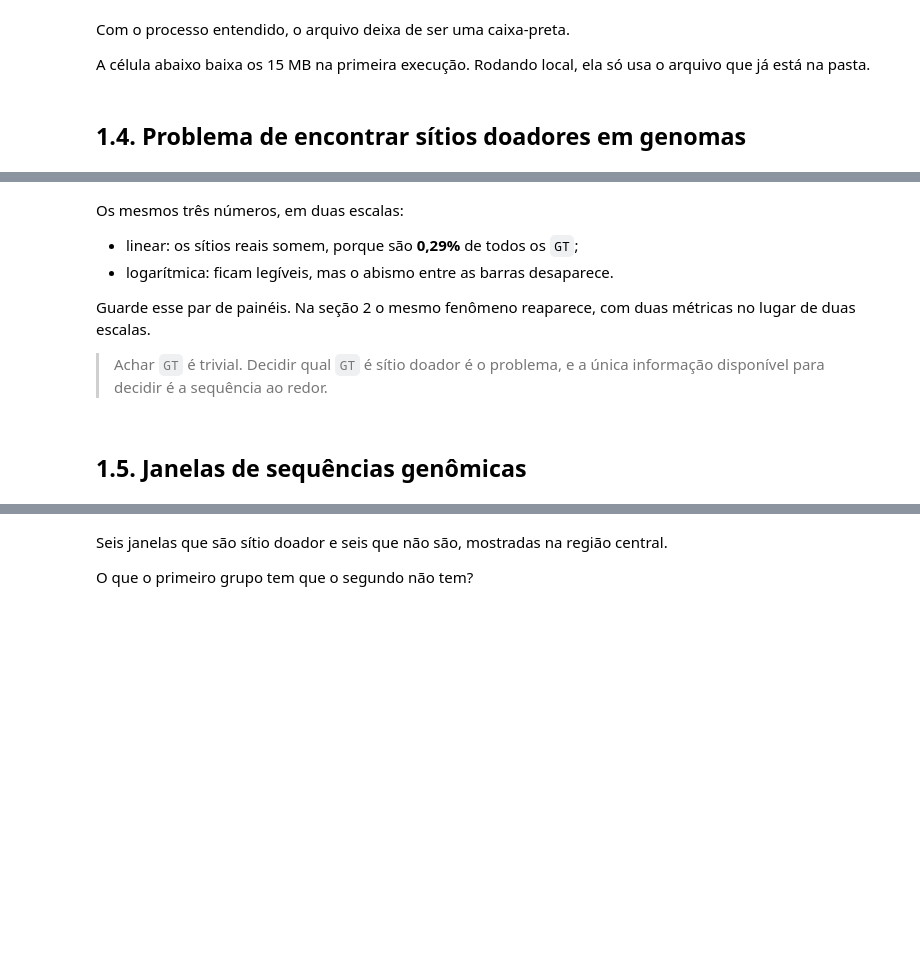
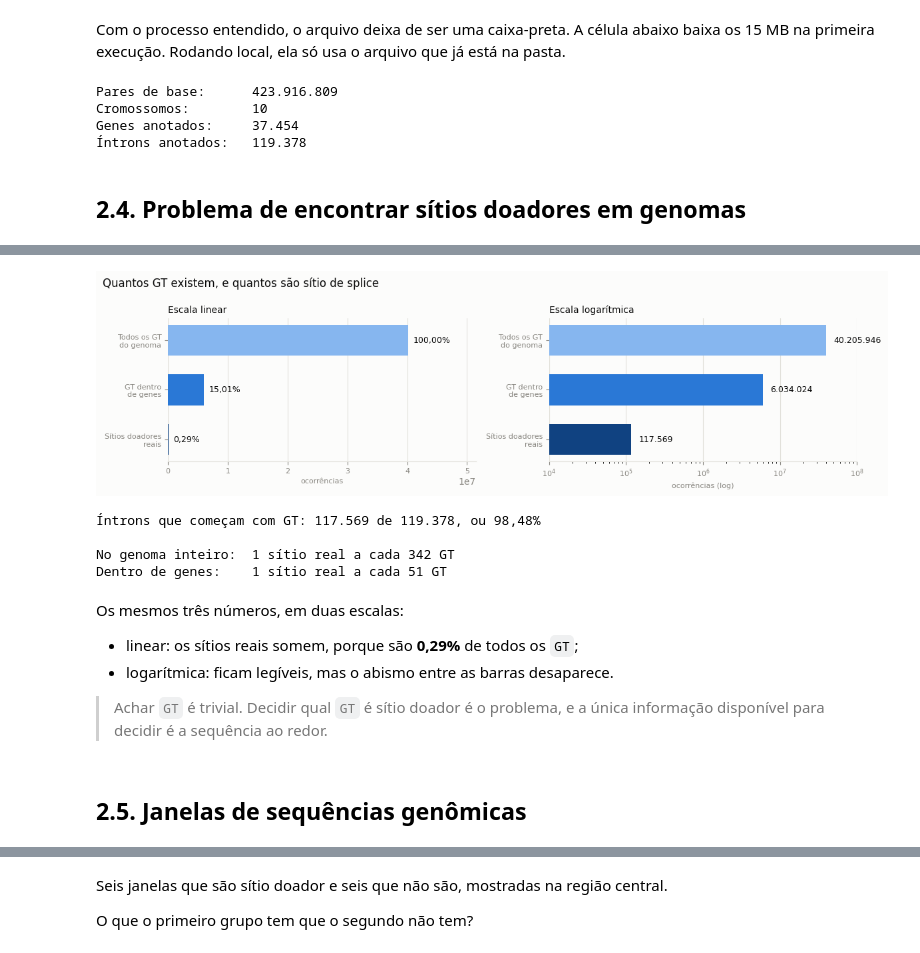
Before and after one commit to hellsdeur/gendl, a Jupyter notebook: gendl.ipynb, the cells around one changed output, grey strips where cells are left out. Drawn from its saved outputs; the diff is of its cells as text; code cells hidden in the pictures; blank space fills up the shorter version.

```diff
--- a/gendl.ipynb
+++ b/gendl.ipynb
@@ -46,7 +139,5 @@ São cerca de 130 linhas de processamento, mais as verificações. Ele não roda
 # %% [markdown]
-Com o processo entendido, o arquivo deixa de ser uma caixa-preta.
-
-A célula abaixo baixa os 15 MB na primeira execução. Rodando local, ela só usa o arquivo que já está na pasta.
+Com o processo entendido, o arquivo deixa de ser uma caixa-preta. A célula abaixo baixa os 15 MB na primeira execução. Rodando local, ela só usa o arquivo que já está na pasta.
 # %%
 import json
 import urllib.request
@@ -81,11 +172,8 @@ genoma = meta["genome_stats"]
 
 
 def br(numero, casas=0):
-    """Formata no padrão brasileiro: 1234567 -> 1.234.567 e 9.09 -> 9,09
+    """Formata no padrão brasileiro: 1234567 -> 1.234.567 e 9.09 -> 9,09"""
 
-    Milhar com ponto, decimal com vírgula. Sem isso a mesma saída usaria
-    ponto para as duas coisas, e "55.001" ao lado de "9.09" fica ambíguo.
-    """
     texto = f"{numero:,.{casas}f}"
     return texto.replace(",", "\x00").replace(".", ",").replace("\x00", ".")
 
@@ -94,8 +182,13 @@ print(f"Pares de base:      {br(genoma['genome_bp'])}")
 print(f"Cromossomos:        {genoma['n_chromosomes']}")
 print(f"Genes anotados:     {br(genoma['annotated_genes'])}")
 print(f"Íntrons anotados:   {br(genoma['annotated_introns'])}")
+# %% [output]
+Pares de base:      423.916.809
+Cromossomos:        10
+Genes anotados:     37.454
+Íntrons anotados:   119.378
 # %% [markdown]
-## 1.4. Problema de encontrar sítios doadores em genomas
+## 2.4. Problema de encontrar sítios doadores em genomas
 # %% [markdown]
 Um gene não vira proteína diretamente:
 
@@ -140,53 +233,59 @@ for indice, eixo in enumerate(eixos):
     eixo.set_axisbelow(True)
     for lado in ("top", "right", "left"):
         eixo.spines[lado].set_visible(False)
     eixo.spines["bottom"].set_color(GRADE)
     eixo.tick_params(colors=MUTED, labelsize=8)
 
 eixos[0].set_title("Escala linear", fontsize=10, color=TINTA, loc="left")
 eixos[0].set_xlabel("ocorrências", fontsize=8, color=MUTED)
 eixos[0].set_xlim(0, max(valores) * 1.28)
 
 eixos[1].set_xscale("log")
 eixos[1].set_xlim(1e4, 1e8)
 eixos[1].set_title("Escala logarítmica", fontsize=10, color=TINTA, loc="left")
 eixos[1].set_xlabel("ocorrências (log)", fontsize=8, color=MUTED)
 
 # Os dois painéis rotulam coisas diferentes, para não repetir informação:
 # à esquerda a proporção, à direita a contagem absoluta.
 total = max(valores)
 for indice, valor in enumerate(valores):
-    eixos[0].text(valor + total * 0.02, indice,
-                  f"{valor / total * 100:.2f}%".replace(".", ","),
-                  va="center", fontsize=9, color=TINTA)
-    eixos[1].text(valor * 1.25, indice, br(valor), va="center",
-                  fontsize=9, color=TINTA)
+    eixos[0].text(
+        valor + total * 0.02, indice,
+        f"{valor / total * 100:.2f}%".replace(".", ","),
+        va="center", fontsize=9, color=TINTA
+        )
+    eixos[1].text(
+        valor * 1.25, indice, br(valor), va="center",
+        fontsize=9, color=TINTA
+    )
 
-figura.suptitle("Quantos GT existem, e quantos são sítio de splice",
-                fontsize=12, color=TINTA, x=0.01, ha="left")
+figura.suptitle("Quantos GT existem, e quantos são sítio de splice", fontsize=12, color=TINTA, x=0.01, ha="left")
 figura.tight_layout()
 plt.show()
 
 cobertura = genoma["donor_sites"] / genoma["annotated_introns"] * 100
-print(f"Íntrons que começam com GT: {br(genoma['donor_sites'])} de "
-      f"{br(genoma['annotated_introns'])}, ou {br(cobertura, 2)}%")
+print(f"Íntrons que começam com GT: {br(genoma['donor_sites'])} de {br(genoma['annotated_introns'])}, ou {br(cobertura, 2)}%")
 print()
 
 razao_genoma = genoma["gt_genome_wide"] / genoma["donor_sites"]
 razao_genes = genoma["gt_in_gene_bodies"] / genoma["donor_sites"]
 print(f"No genoma inteiro:  1 sítio real a cada {razao_genoma:.0f} GT")
 print(f"Dentro de genes:    1 sítio real a cada {razao_genes:.0f} GT")
+# %% [output]
+[figure, added]
+Íntrons que começam com GT: 117.569 de 119.378, ou 98,48%
+
+No genoma inteiro:  1 sítio real a cada 342 GT
+Dentro de genes:    1 sítio real a cada 51 GT
 # %% [markdown]
 Os mesmos três números, em duas escalas:
 
 - linear: os sítios reais somem, porque são **0,29%** de todos os `GT`;
 - logarítmica: ficam legíveis, mas o abismo entre as barras desaparece.
 
-Guarde esse par de painéis. Na seção 2 o mesmo fenômeno reaparece, com duas métricas no lugar de duas escalas.
-
 > Achar `GT` é trivial. Decidir qual `GT` é sítio doador é o problema, e a única informação disponível para decidir é a sequência ao redor.
 # %% [markdown]
-## 1.5. Janelas de sequências genômicas
+## 2.5. Janelas de sequências genômicas
 # %% [markdown]
 Um modelo não recebe o genoma inteiro, e sim **janelas** de tamanho fixo. As deste dataset têm 201 bases, ancoradas em um `GT`:
 
```
Also changed, not shown: parts of 166 cells of this notebook, 10 other files.
